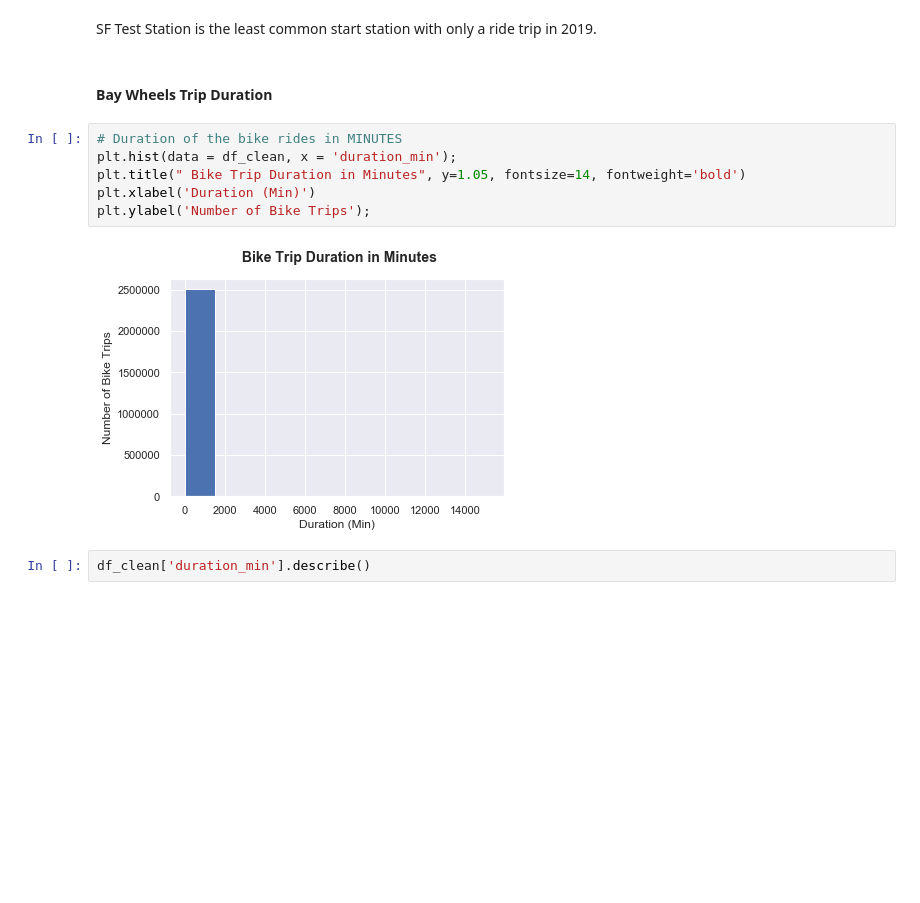
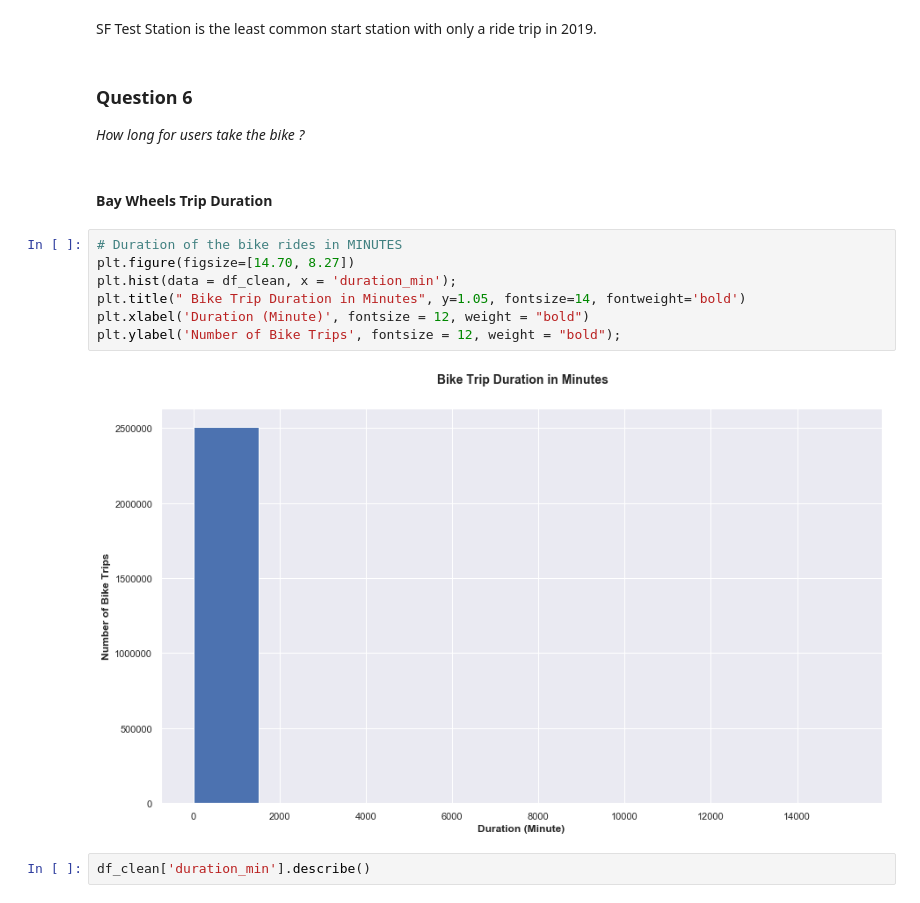
Before and after one commit to Kennedy0904/Udacity, a Jupyter notebook: Project Communicate_Data_Findings/exploration_template.ipynb, the cells around one changed output. Saved outputs shown, nothing was run; the diff lists cells and outputs as text; blank space fills up the shorter version.

```diff
--- a/Project Communicate_Data_Findings/exploration_template.ipynb
+++ b/Project Communicate_Data_Findings/exploration_template.ipynb
@@ -558,15 +584,19 @@ ax.set(ylim=(0, station_trip.tail(10).num_of_trips.max() + 5));
 # %% [markdown]
 SF Test Station is the least common start station with only a ride trip in 2019.
+# %% [markdown]
+### Question 6
+*How long for users take the bike ?*
 # %% [markdown]
 #### Bay Wheels Trip Duration
 # %%
 # Duration of the bike rides in MINUTES
+plt.figure(figsize=[14.70, 8.27])
 plt.hist(data = df_clean, x = 'duration_min');
 plt.title(" Bike Trip Duration in Minutes", y=1.05, fontsize=14, fontweight='bold')
-plt.xlabel('Duration (Min)')
-plt.ylabel('Number of Bike Trips');
+plt.xlabel('Duration (Minute)', fontsize = 12, weight = "bold")
+plt.ylabel('Number of Bike Trips', fontsize = 12, weight = "bold");
 # %% [output]
-[figure, old version]
+[figure, new version]
 # %%
 df_clean['duration_min'].describe()
 # %% [output]
```
Also changed, not shown: parts of 82 cells of this notebook, 2 other files.
